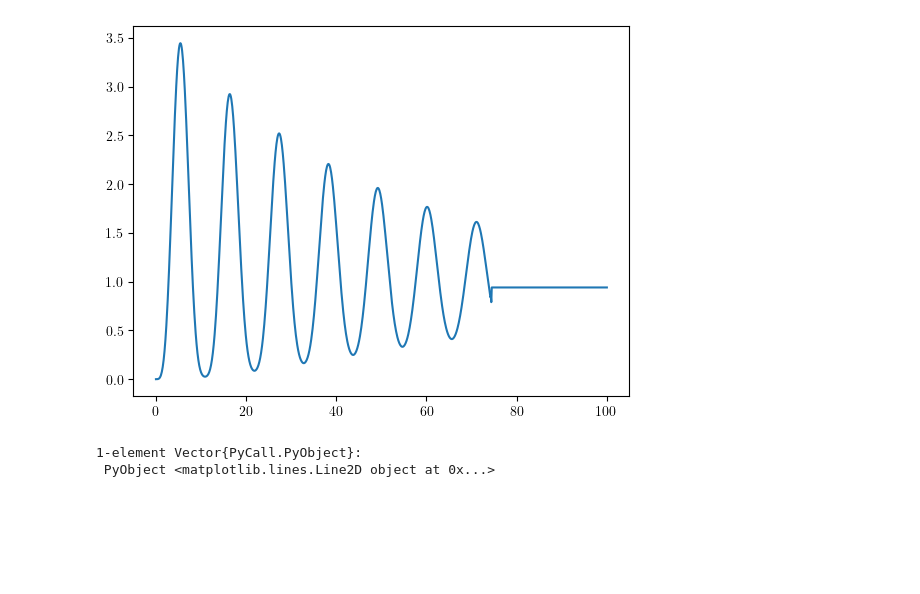
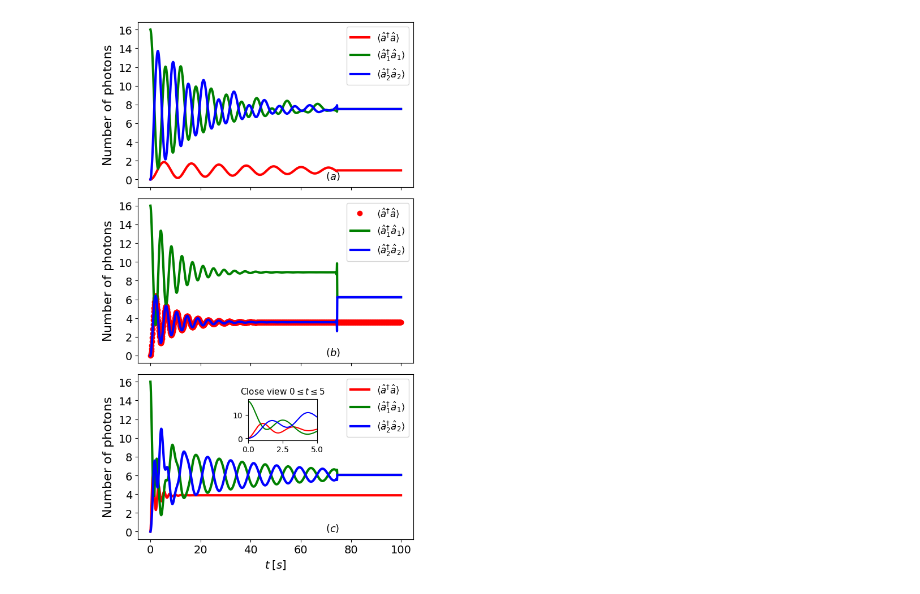
Before and after one commit to rurz/IntrinsicDecoherence, a Jupyter notebook: notebooks/Intrinsic_Graphics.ipynb, the cells around one changed output. Cells and saved outputs as stored; diff of their text form; code cells hidden in the pictures; blank space fills up the shorter version.

Commit message:
Added Jupyter Notebook for Graphics
⋆ Added Instrinsic_Graphics.ipynb
⋆ The notebook lacks on documentation at this point, will be added later

```diff
--- a/notebooks/Intrinsic_Graphics.ipynb
+++ b/notebooks/Intrinsic_Graphics.ipynb
@@ -73,6 +11,0 @@ texv_a = [real(exv_a(0.1, 10, t_list[τ])) for τ in 1:length(t_list)]
-# %%
-plot(t_list, texv_a)
-# %% [output]
-[figure, removed]
-1-element Vector{PyCall.PyObject}:
- PyObject <matplotlib.lines.Line2D object at 0x...>
@@ -78,0 +17,57 @@ plot(t_list, texv_a)
+# %%
+ga1 = [real(exv_a(ω, λ, 0.1, 10, α, t_list[τ])) for τ in 1:length(t_list)];
+ga2 = [real(exv_a₁(ω, λ, 0.1, 10, α, t_list[τ])) for τ in 1:length(t_list)];
+ga3 = [real(exv_a₂(ω, λ, 0.1, 10, α, t_list[τ])) for τ in 1:length(t_list)];
+
+gb1 = [real(exv_a(ω, λ, 0.5, 10, α, t_list[τ])) for τ in 1:length(t_list)];
+gb2 = [real(exv_a₁(ω, λ, 0.5, 10, α, t_list[τ])) for τ in 1:length(t_list)];
+gb3 = [real(exv_a₂(ω, λ, 0.5, 10, α, t_list[τ])) for τ in 1:length(t_list)];
+
+gc1 = [real(exv_a(ω, λ, 1, 10, α, t_list[τ])) for τ in 1:length(t_list)];
+gc2 = [real(exv_a₁(ω, λ, 1, 10, α, t_list[τ])) for τ in 1:length(t_list)];
+gc3 = [real(exv_a₂(ω, λ, 1, 10, α, t_list[τ])) for τ in 1:length(t_list)];
+# %%
+figs, (axs1, axs2, axs3) = subplots(3,1, figsize = (6,10), sharex = true)
+
+axs1.plot(t_list, ga1, "r", lw = 3, label = L"\langle \hat{a}^{\dagger}\hat{a} \rangle")
+axs1.plot(t_list, ga2, "g", lw = 3, label = L"\langle \hat{a}_{1}^{\dagger}\hat{a}_{1} \rangle")
+axs1.plot(t_list, ga3, "b", lw = 3, label = L"\langle \hat{a}_{2}^{\dagger}\hat{a}_{2} \rangle")
+
+    axs1.set_ylabel(L"\rm{Number\ of\ photons}", fontsize = 16)
+    setp(axs1.get_xticklabels(), fontsize = 14)
+    setp(axs1.get_yticklabels(), fontsize = 14)
+    axs1.legend(fontsize = 12)
+
+axs2.plot(t_list, gb1, "ro", lw = 3, label = L"\langle \hat{a}^{\dagger}\hat{a} \rangle")
+axs2.plot(t_list, gb2, "g", lw = 3, label = L"\langle \hat{a}_{1}^{\dagger}\hat{a}_{1} \rangle")
+axs2.plot(t_list, gb3, "b", ms = 4, lw = 3, label = L"\langle \hat{a}_{2}^{\dagger}\hat{a}_{2} \rangle")
+
+    axs2.set_ylabel(L"\rm{Number\ of\ photons}", fontsize = 16)
+    setp(axs2.get_xticklabels(), fontsize = 14)
+    setp(axs2.get_yticklabels(), fontsize = 14)
+    axs2.legend(fontsize = 12)
+
+axs3.plot(t_list, gc1, "r", lw = 3, label = L"\langle \hat{a}^{\dagger}\hat{a} \rangle")
+axs3.plot(t_list, gc2, "g", lw = 3, label = L"\langle \hat{a}_{1}^{\dagger}\hat{a}_{1} \rangle")
+axs3.plot(t_list, gc3, "b", lw = 3, label = L"\langle \hat{a}_{2}^{\dagger}\hat{a}_{2} \rangle")
+
+	axs3.set_xlabel(L"t\; [s]", fontsize = 14)
+	axs3.set_ylabel(L"\rm{Number\ of\ photons}", fontsize = 16)
+	setp(axs3.get_xticklabels(), fontsize = 14)
+	setp(axs3.get_yticklabels(), fontsize = 14)
+	axs3.legend(fontsize = 12)
+
+	axins = axs3.inset_axes([0.4, 0.6, 0.25, 0.25])
+	axins.plot(t_list, real(gc1), "r")
+	axins.plot(t_list, real(gc2), "g")
+	axins.plot(t_list, real(gc3), "b")
+	axins.set_xlim([0,5])
+	axins.set_title(L"Close view $0 \leq t \leq 5$", fontsize = 11)
+
+	axs1.text(70, 0, L"(a)", fontsize=13)
+	axs2.text(70, 0, L"(b)", fontsize=13)
+	axs3.text(70, 0, L"(c)", fontsize=13)
+
+tight_layout()
+# %% [output]
+[figure, added]
```
Also changed, not shown: parts of 12 cells of this notebook, 9 other files.
